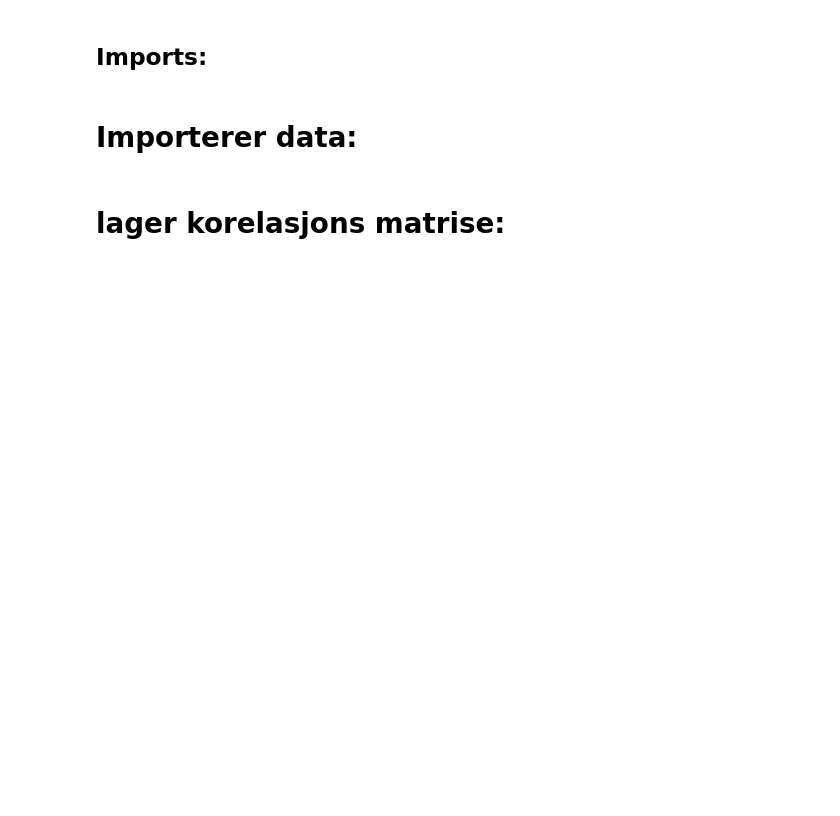
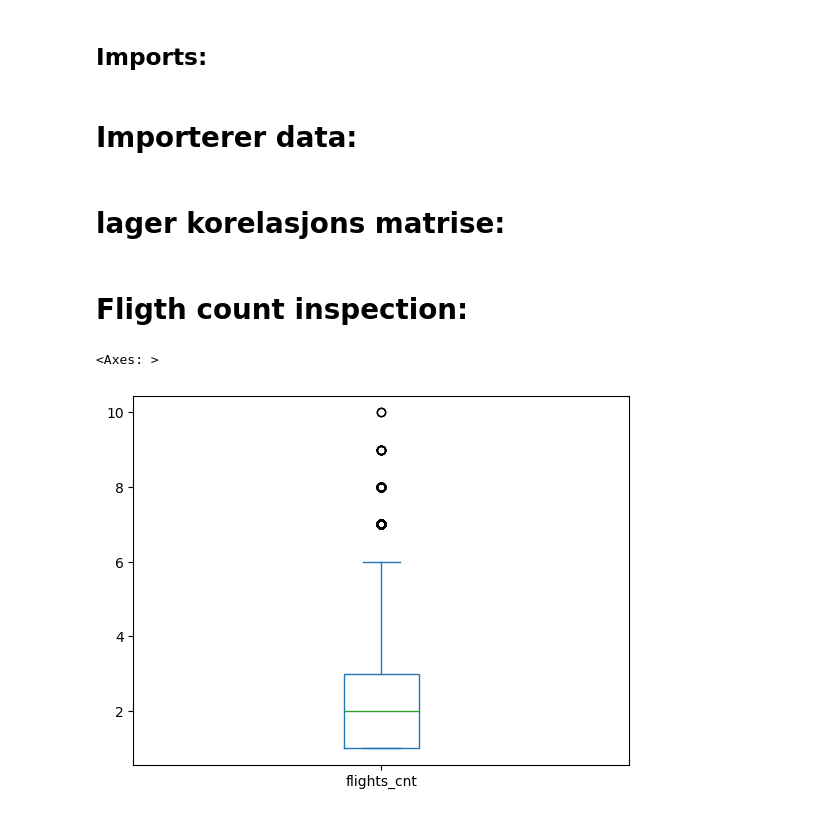
Before and after one commit to JakobBerg-Projects/avinor-ai, a Jupyter notebook: notebooks/02-eda-tobias.ipynb, the cells around one changed output. Saved outputs shown, nothing was run; the diff lists cells and outputs as text; code cells hidden in the pictures; blank space fills up the shorter version.

Commit message:
mer visualisering

```diff
--- a/notebooks/02-eda-tobias.ipynb
+++ b/notebooks/02-eda-tobias.ipynb
@@ -37,3 +38,10 @@ fig.update_layout(
 )
 
 fig.show()
+# %% [markdown]
+# Fligth count inspection:
+# %%
+df["flights_cnt"].plot.box()
+# %% [output]
+<Axes: >
+[figure, added]
```
Also changed, not shown: parts of 4 cells of this notebook, 2 other files.
